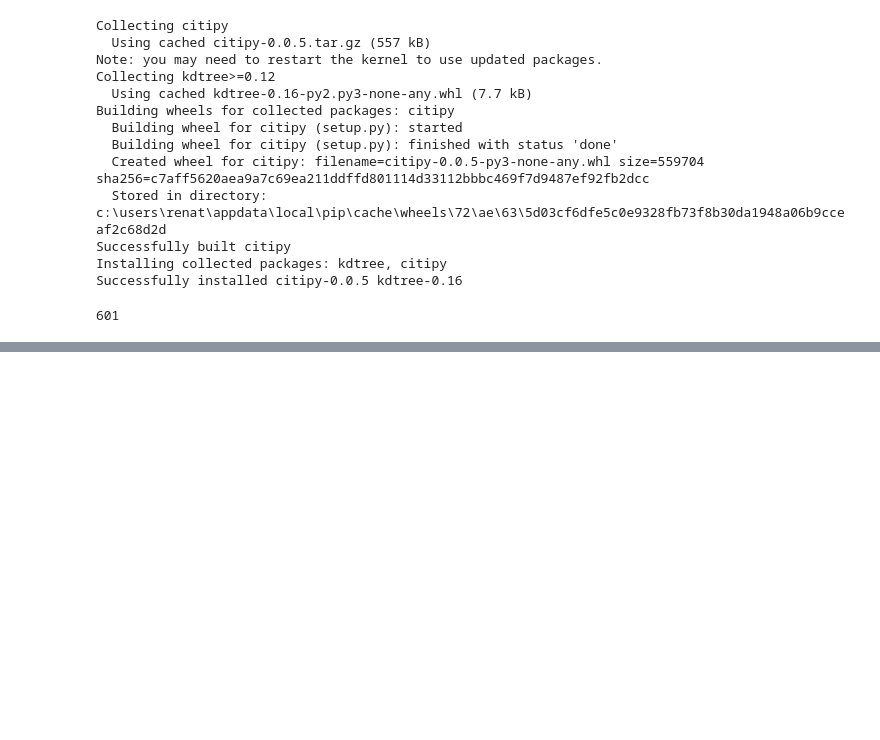
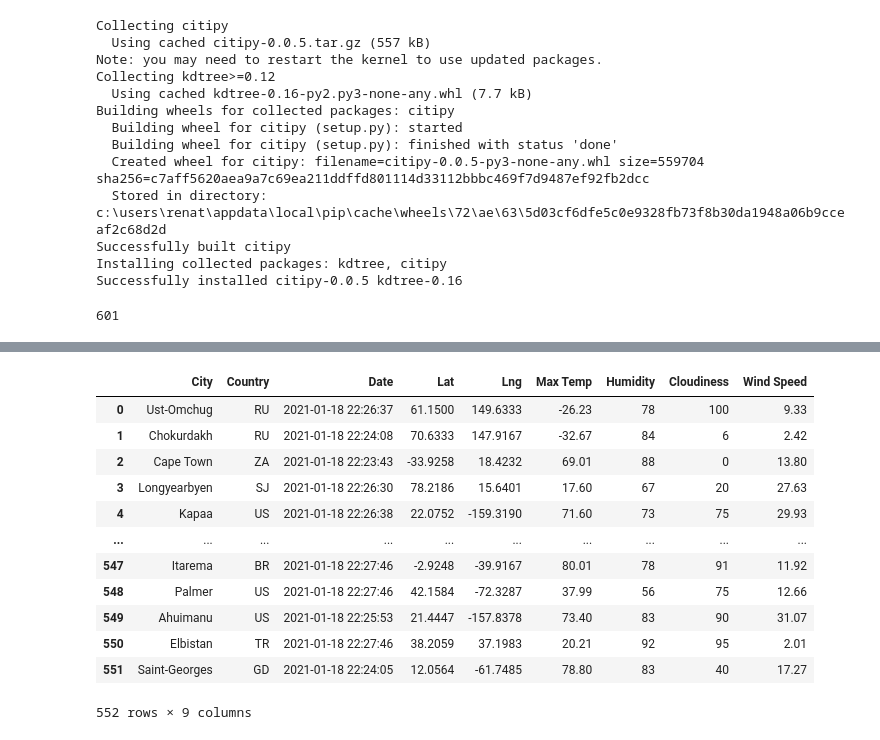
Before and after one commit to renatabg2205/World_Weather_Analysis, a Jupyter notebook: WeatherPy.ipynb, the cells around one changed output, grey strips where cells are left out. Drawn from its saved outputs; the diff is of its cells as text; code cells hidden in the pictures; blank space fills up the shorter version.

Commit message:
Updating .gitignore and WeatherPy.ipynb

```diff
--- a/WeatherPy.ipynb
+++ b/WeatherPy.ipynb
@@ -60,0 +68,4 @@ len(cities)
+# %%
+# Starting URL for Weather Map API Call.
+url = "http://api.openweathermap.org/data/2.5/weather?units=Imperial&APPID=" + weather_api_key
+#print(url)
@@ -60,0 +172,4 @@ len(cities)
+# %%
+# Convert the array of dictionaries to a Pandas DataFrame.
+city_data_df = pd.DataFrame(city_data)
+city_data_df.head(10)
@@ -60,0 +188,20 @@ len(cities)
+# %%
+new_column_order = ["City", "Country", "Date", "Lat", "Lng", "Max Temp", "Humidity", "Cloudiness", "Wind Speed"]
+# %%
+city_data_df = city_data_df[new_column_order]
+# %%
+city_data_df
+# %% [output]
+|  | City | Country | Date | Lat | Lng | Max Temp | Humidity | Cloudiness | Wind Speed |
+| 0 | Ust-Omchug | RU | 2021-01-18 22:26:37 | 61.1500 | 149.6333 | -26.23 | 78 | 100 | 9.33 |
+| 1 | Chokurdakh | RU | 2021-01-18 22:24:08 | 70.6333 | 147.9167 | -32.67 | 84 | 6 | 2.42 |
+| 2 | Cape Town | ZA | 2021-01-18 22:23:43 | -33.9258 | 18.4232 | 69.01 | 88 | 0 | 13.80 |
+| 3 | Longyearbyen | SJ | 2021-01-18 22:26:30 | 78.2186 | 15.6401 | 17.60 | 67 | 20 | 27.63 |
+| 4 | Kapaa | US | 2021-01-18 22:26:38 | 22.0752 | -159.3190 | 71.60 | 73 | 75 | 29.93 |
+| ... | ... | ... | ... | ... | ... | ... | ... | ... | ... |
+| 547 | Itarema | BR | 2021-01-18 22:27:46 | -2.9248 | -39.9167 | 80.01 | 78 | 91 | 11.92 |
+| 548 | Palmer | US | 2021-01-18 22:27:46 | 42.1584 | -72.3287 | 37.99 | 56 | 75 | 12.66 |
+| 549 | Ahuimanu | US | 2021-01-18 22:25:53 | 21.4447 | -157.8378 | 73.40 | 83 | 90 | 31.07 |
+| 550 | Elbistan | TR | 2021-01-18 22:27:46 | 38.2059 | 37.1983 | 20.21 | 92 | 95 | 2.01 |
+| 551 | Saint-Georges | GD | 2021-01-18 22:24:05 | 12.0564 | -61.7485 | 78.80 | 83 | 40 | 17.27 |
+552 rows × 9 columns
```
Also changed, not shown: parts of 6 cells of this notebook, 1 other file.
